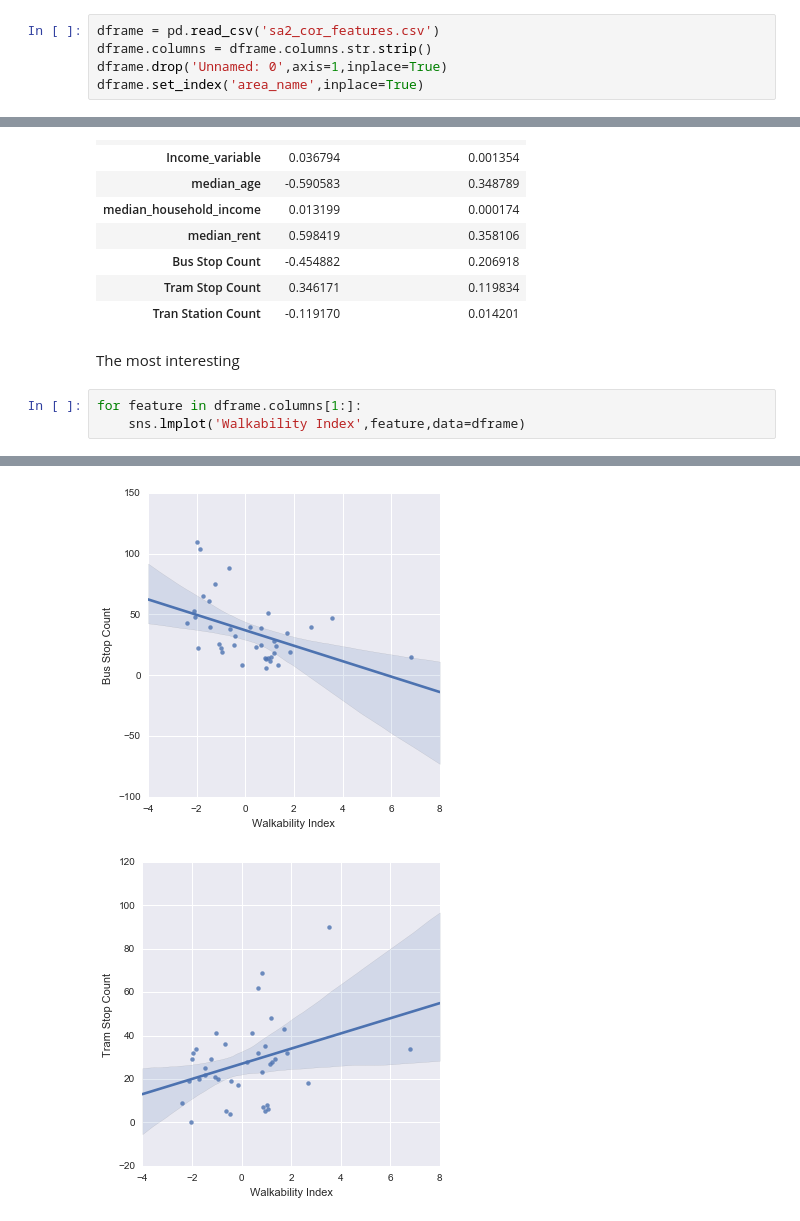
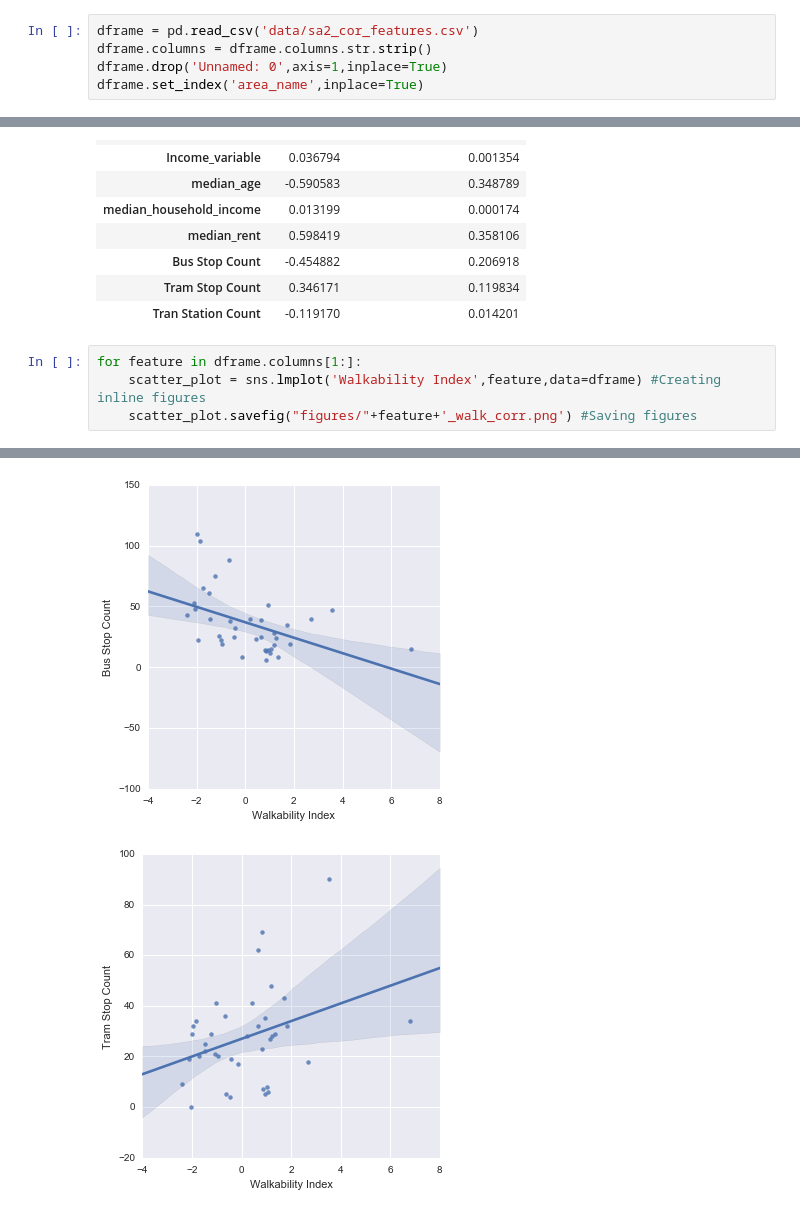
Before and after one commit to sajal2692/Scalable-Walkability-Analysis-of-Melbourne, a Jupyter notebook: Walkability Development Notebook - Correlations.ipynb, the cells around one changed output, grey strips where cells are left out. Drawn from its saved outputs; the diff is of its cells as text.

Commit message:
Completed 'Merging features' and 'Correlations' Notebook
Added figures

```diff
--- a/Walkability Development Notebook - Correlations.ipynb
+++ b/Walkability Development Notebook - Correlations.ipynb
@@ -7,7 +7,7 @@ from scipy import stats
 
 %matplotlib inline
 # %%
-dframe = pd.read_csv('sa2_cor_features.csv')
+dframe = pd.read_csv('data/sa2_cor_features.csv')
 dframe.columns = dframe.columns.str.strip()
 dframe.drop('Unnamed: 0',axis=1,inplace=True)
 dframe.set_index('area_name',inplace=True)
@@ -69,20 +73,19 @@ r_r2
 | Bus Stop Count | -0.454882 | 0.206918 |
 | Tram Stop Count | 0.346171 | 0.119834 |
 | Tran Station Count | -0.119170 | 0.014201 |
-# %% [markdown]
-The most interesting
 # %%
 for feature in dframe.columns[1:]:
-    sns.lmplot('Walkability Index',feature,data=dframe)
+    scatter_plot = sns.lmplot('Walkability Index',feature,data=dframe) #Creating inline figures
+    scatter_plot.savefig("figures/"+feature+'_walk_corr.png') #Saving figures
 # %% [output]
 [figure]
 [figure]
 [figure]
 [figure]
 [figure]
 [figure]
 [figure]
 [figure]
 [figure]
-[figure, old version]
+[figure, new version]
 [figure]
```
Also changed, not shown: parts of 2 cells of this notebook, 13 other files.
